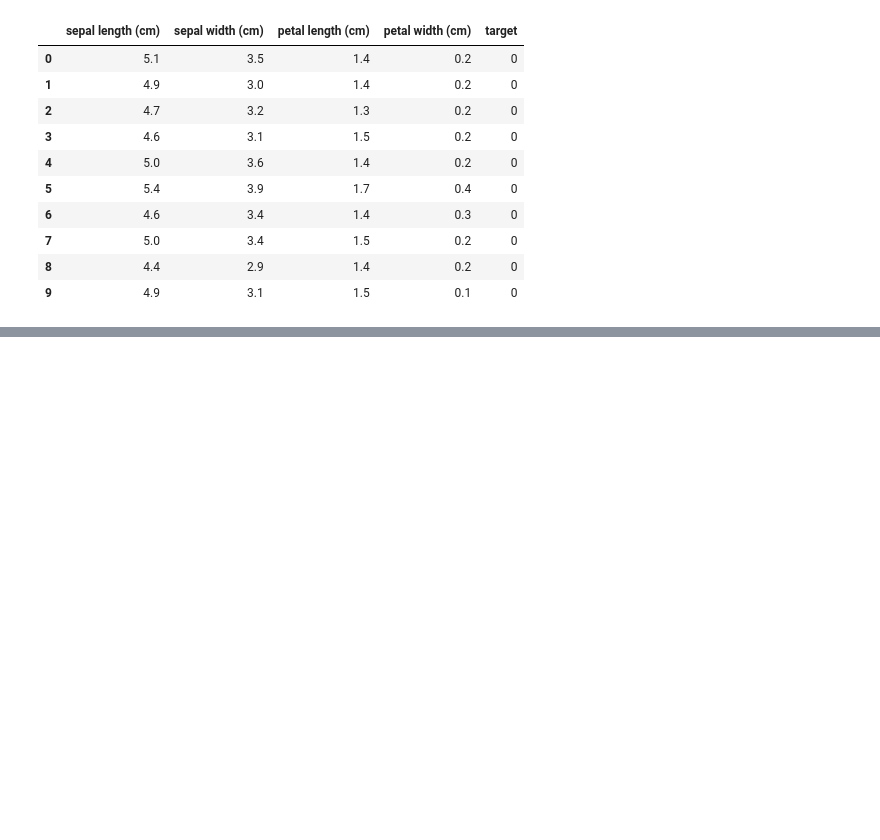
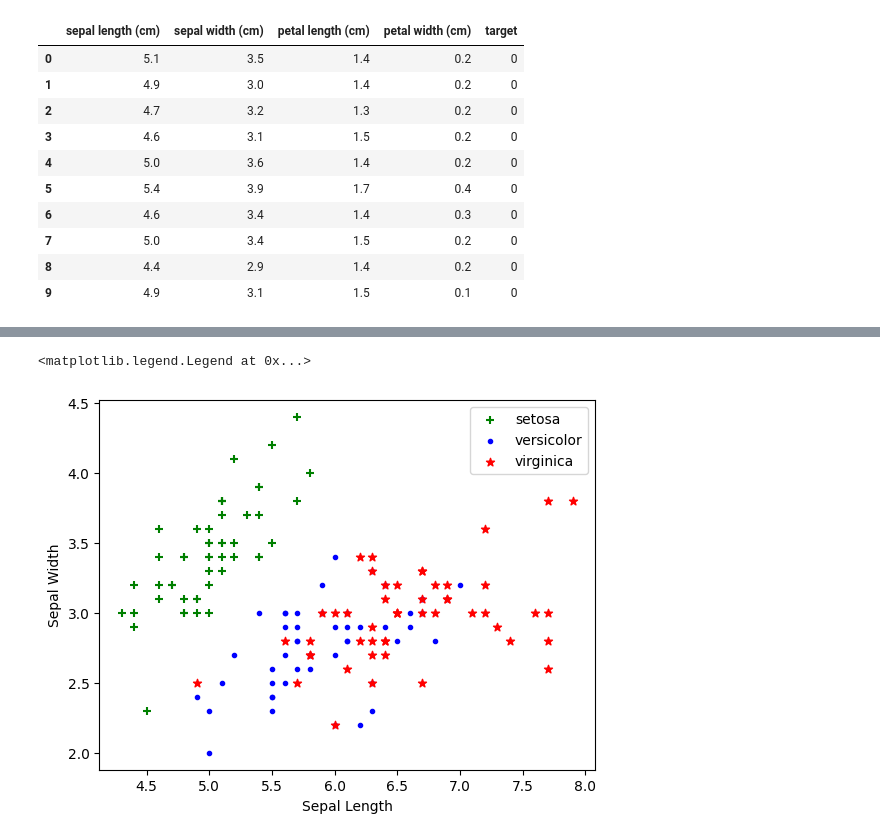
Before and after one commit to ahmedcurious/Data-Science-Work, a Jupyter notebook: Machine_Learning/11_Support_Vector_Machine/file.ipynb, the cells around one changed output, grey strips where cells are left out. Saved outputs shown, nothing was run; the diff lists cells and outputs as text; code cells hidden in the pictures; blank space fills up the shorter version.

```diff
--- a/Machine_Learning/11_Support_Vector_Machine/file.ipynb
+++ b/Machine_Learning/11_Support_Vector_Machine/file.ipynb
@@ -151,3 +156,5 @@ df.head(n=10)
 | 7 | 5.0 | 3.4 | 1.5 | 0.2 | 0 |
 | 8 | 4.4 | 2.9 | 1.4 | 0.2 | 0 |
 | 9 | 4.9 | 3.1 | 1.5 | 0.1 | 0 |
+# %%
+df['flower_name'] = df.target.apply(lambda x: iris.target_names[x])
@@ -153,0 +184,14 @@ df.head(n=10)
+# %%
+df_0 = df[:50]
+df_1 = df[50:100]
+df_2 = df[100:150]
+# %%
+plt.xlabel('Sepal Length')
+plt.ylabel('Sepal Width')
+plt.scatter(df_0['sepal length (cm)'],df_0['sepal width (cm)'], color='green', marker='+')
+plt.scatter(df_1['sepal length (cm)'],df_1['sepal width (cm)'], color='blue', marker='.')
+plt.scatter(df_2['sepal length (cm)'],df_2['sepal width (cm)'], color='red', marker='*')
+plt.legend(iris.target_names)
+# %% [output]
+<matplotlib.legend.Legend at 0x...>
+[figure, added]
```
Also changed, not shown: parts of 19 cells of this notebook, 3 other files.
